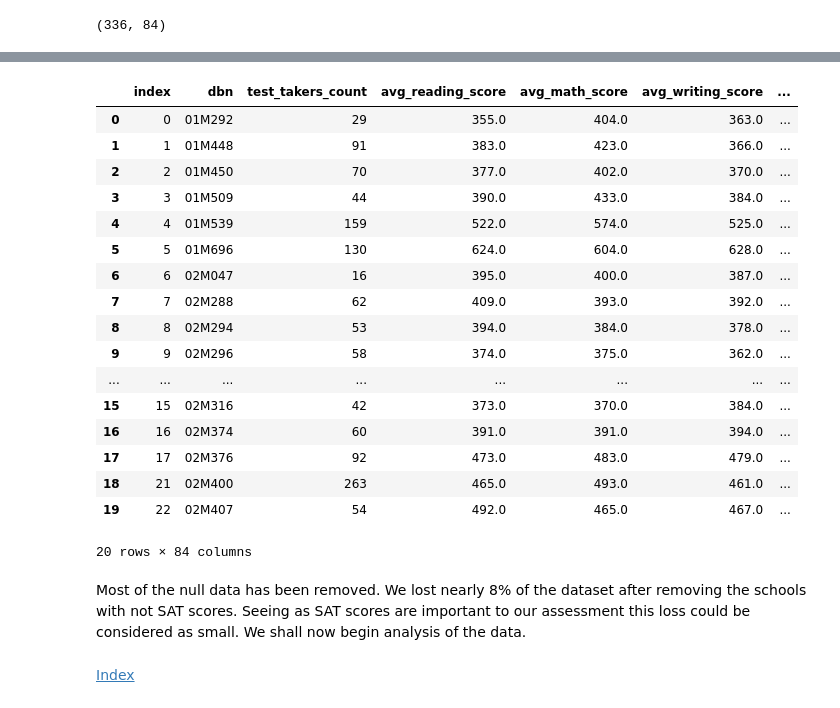
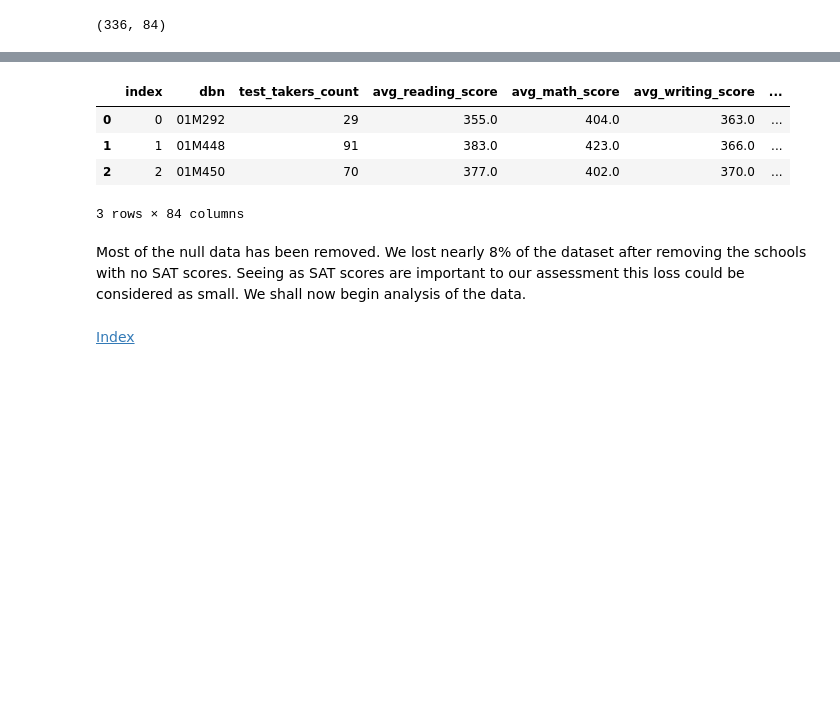
Before and after one commit to xcrusader/DQproject7, a Jupyter notebook: Impacts on SAT.ipynb, the cells around one changed output, grey strips where cells are left out. Cells and saved outputs as stored; diff of their text form; code cells hidden in the pictures; blank space fills up the shorter version.

```diff
--- a/Impacts on SAT.ipynb
+++ b/Impacts on SAT.ipynb
@@ -675,26 +611,13 @@ Index(['index', 'dbn', 'test_takers_count', 'avg_reading_score',
 # %%
-combined.head(20)
+combined.head(3)
 # %% [output]
 |  | index | dbn | test_takers_count | avg_reading_score | avg_math_score | avg_writing_score | ... |
 | 0 | 0 | 01M292 | 29 | 355.0 | 404.0 | 363.0 | ... |
 | 1 | 1 | 01M448 | 91 | 383.0 | 423.0 | 366.0 | ... |
 | 2 | 2 | 01M450 | 70 | 377.0 | 402.0 | 370.0 | ... |
-| 3 | 3 | 01M509 | 44 | 390.0 | 433.0 | 384.0 | ... |
-| 4 | 4 | 01M539 | 159 | 522.0 | 574.0 | 525.0 | ... |
-| 5 | 5 | 01M696 | 130 | 624.0 | 604.0 | 628.0 | ... |
-| 6 | 6 | 02M047 | 16 | 395.0 | 400.0 | 387.0 | ... |
-| 7 | 7 | 02M288 | 62 | 409.0 | 393.0 | 392.0 | ... |
-| 8 | 8 | 02M294 | 53 | 394.0 | 384.0 | 378.0 | ... |
-| 9 | 9 | 02M296 | 58 | 374.0 | 375.0 | 362.0 | ... |
-| ... | ... | ... | ... | ... | ... | ... | ... |
-| 15 | 15 | 02M316 | 42 | 373.0 | 370.0 | 384.0 | ... |
-| 16 | 16 | 02M374 | 60 | 391.0 | 391.0 | 394.0 | ... |
-| 17 | 17 | 02M376 | 92 | 473.0 | 483.0 | 479.0 | ... |
-| 18 | 21 | 02M400 | 263 | 465.0 | 493.0 | 461.0 | ... |
-| 19 | 22 | 02M407 | 54 | 492.0 | 465.0 | 467.0 | ... |
-20 rows × 84 columns
+3 rows × 84 columns
 # %% [markdown]
-Most of the null data has been removed. We lost nearly 8% of the dataset after removing the schools with not SAT scores. Seeing as SAT scores are important to our assessment this loss could be considered as small. We shall now begin analysis of the data.
+Most of the null data has been removed. We lost nearly 8% of the dataset after removing the schools with no SAT scores. Seeing as SAT scores are important to our assessment this loss could be considered as small. We shall now begin analysis of the data.
 # %% [markdown]
 [Index](#Index)
 # %% [markdown]
```
Also changed, not shown: parts of 36 cells of this notebook.
